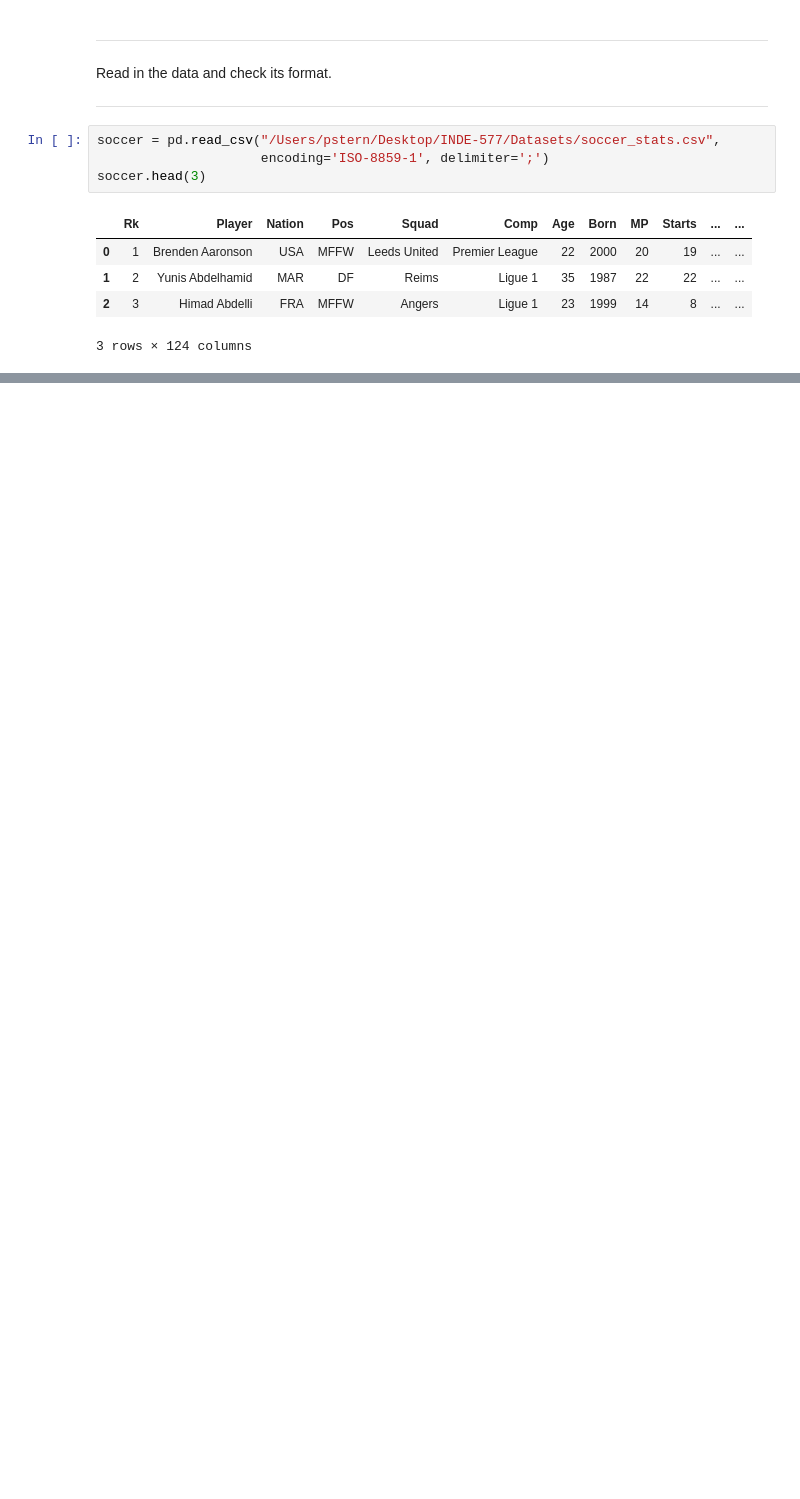
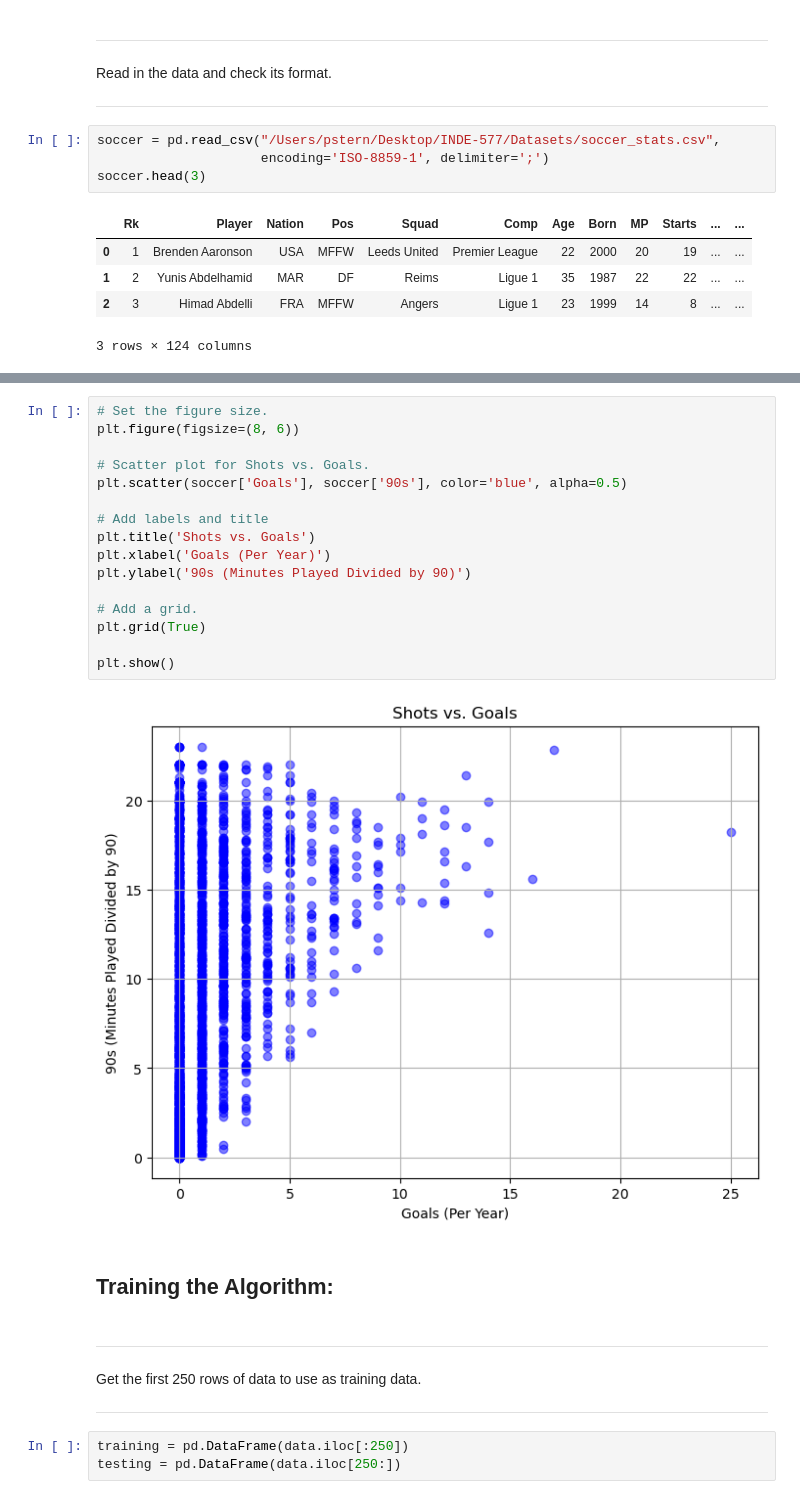
Before and after one commit to pstern17/INDE-577, a Jupyter notebook: Supervised Learning/Data Visualization/Modeling and Predictions.ipynb, the cells around one changed output, grey strips where cells are left out. Saved outputs shown, nothing was run; the diff lists cells and outputs as text; blank space fills up the shorter version.

```diff
--- a/Supervised Learning/Data Visualization/Modeling and Predictions.ipynb
+++ b/Supervised Learning/Data Visualization/Modeling and Predictions.ipynb
@@ -43,0 +93,27 @@ soccer.head(3)
+# %%
+# Set the figure size.
+plt.figure(figsize=(8, 6))
+
+# Scatter plot for Shots vs. Goals.
+plt.scatter(soccer['Goals'], soccer['90s'], color='blue', alpha=0.5)
+
+# Add labels and title
+plt.title('Shots vs. Goals')
+plt.xlabel('Goals (Per Year)')
+plt.ylabel('90s (Minutes Played Divided by 90)')
+
+# Add a grid.
+plt.grid(True)
+
+plt.show()
+# %% [output]
+[figure, added]
+# %% [markdown]
+## Training the Algorithm:
+# %% [markdown]
+***
+Get the first 250 rows of data to use as training data.
+***
+# %%
+training = pd.DataFrame(data.iloc[:250])
+testing = pd.DataFrame(data.iloc[250:])
```
Also changed, not shown: parts of 7 cells of this notebook.
